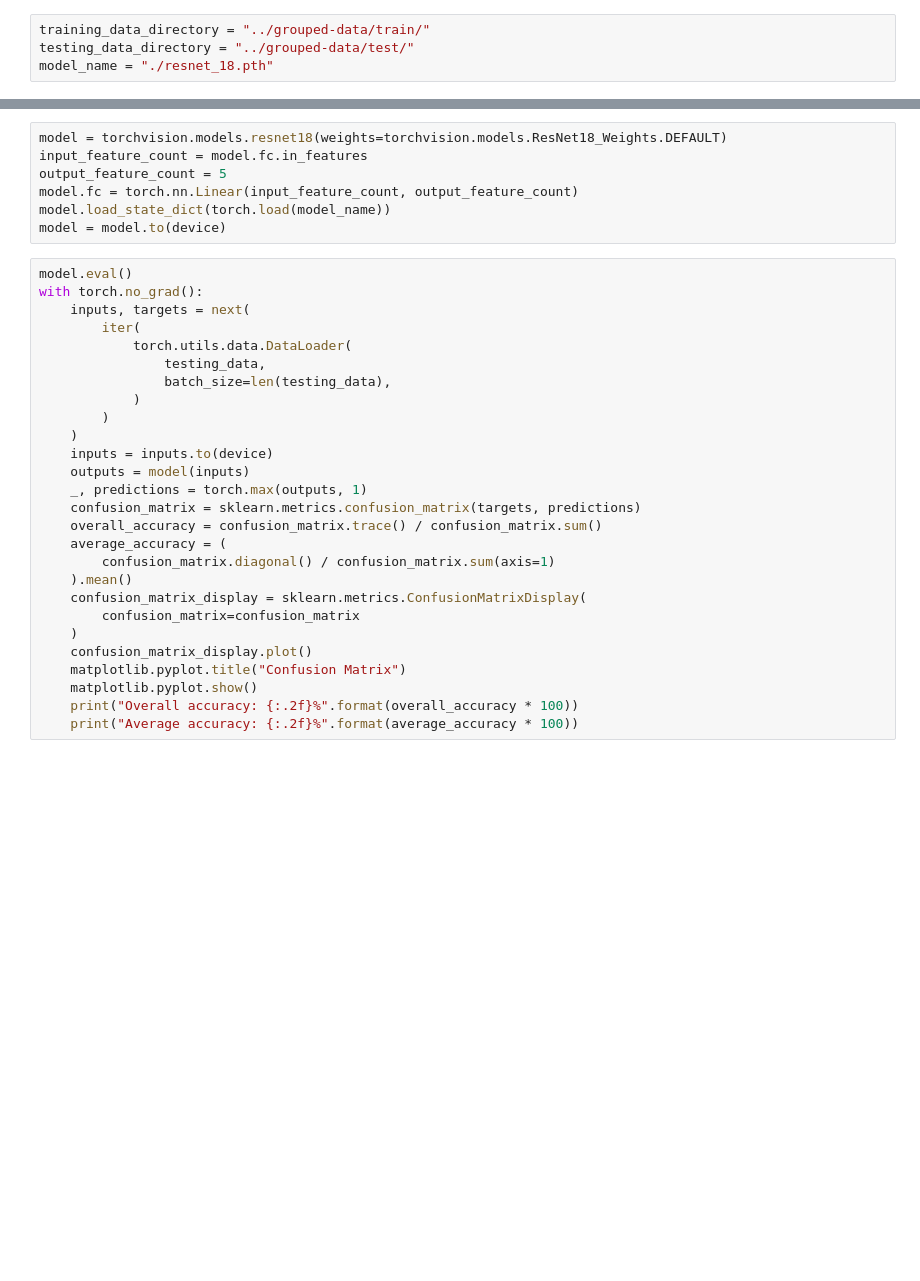
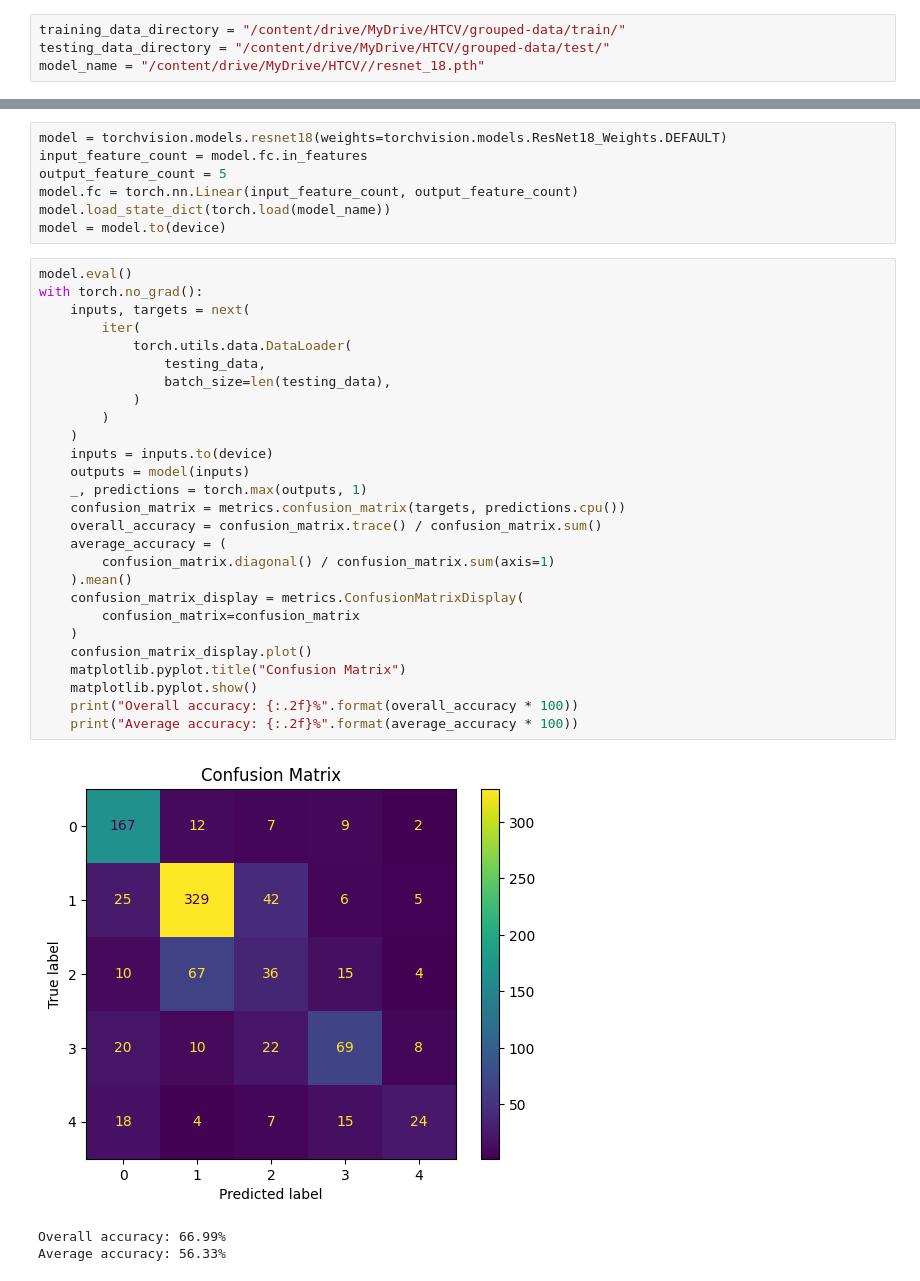
Before and after one commit to bryanboateng/hot-topics-cv-seminar-label-scarcity-in-analysis-of-earth-observation-imagery, a Jupyter notebook: baseline.ipynb, the cells around one changed output, grey strips where cells are left out. Cells and saved outputs as stored; diff of their text form; blank space fills up the shorter version.

```diff
--- a/baseline.ipynb
+++ b/baseline.ipynb
@@ -10,7 +18,7 @@ print(device)
 # %%
-training_data_directory = "../grouped-data/train/"
-testing_data_directory = "../grouped-data/test/"
-model_name = "./resnet_18.pth"
+training_data_directory = "/content/drive/MyDrive/HTCV/grouped-data/train/"
+testing_data_directory = "/content/drive/MyDrive/HTCV/grouped-data/test/"
+model_name = "/content/drive/MyDrive/HTCV//resnet_18.pth"
 # %%
 training_data_loader = torch.utils.data.DataLoader(
     torchvision.datasets.ImageFolder(
@@ -160,27 +185,31 @@ model = model.to(device)
 # %%
 model.eval()
 with torch.no_grad():
     inputs, targets = next(
         iter(
             torch.utils.data.DataLoader(
                 testing_data,
                 batch_size=len(testing_data),
             )
         )
     )
     inputs = inputs.to(device)
     outputs = model(inputs)
     _, predictions = torch.max(outputs, 1)
-    confusion_matrix = sklearn.metrics.confusion_matrix(targets, predictions)
+    confusion_matrix = metrics.confusion_matrix(targets, predictions.cpu())
     overall_accuracy = confusion_matrix.trace() / confusion_matrix.sum()
     average_accuracy = (
         confusion_matrix.diagonal() / confusion_matrix.sum(axis=1)
     ).mean()
-    confusion_matrix_display = sklearn.metrics.ConfusionMatrixDisplay(
+    confusion_matrix_display = metrics.ConfusionMatrixDisplay(
         confusion_matrix=confusion_matrix
     )
     confusion_matrix_display.plot()
     matplotlib.pyplot.title("Confusion Matrix")
     matplotlib.pyplot.show()
     print("Overall accuracy: {:.2f}%".format(overall_accuracy * 100))
     print("Average accuracy: {:.2f}%".format(average_accuracy * 100))
+# %% [output]
+[figure, added]
+Overall accuracy: 66.99%
+Average accuracy: 56.33%
```
Also changed, not shown: parts of 6 cells of this notebook.
